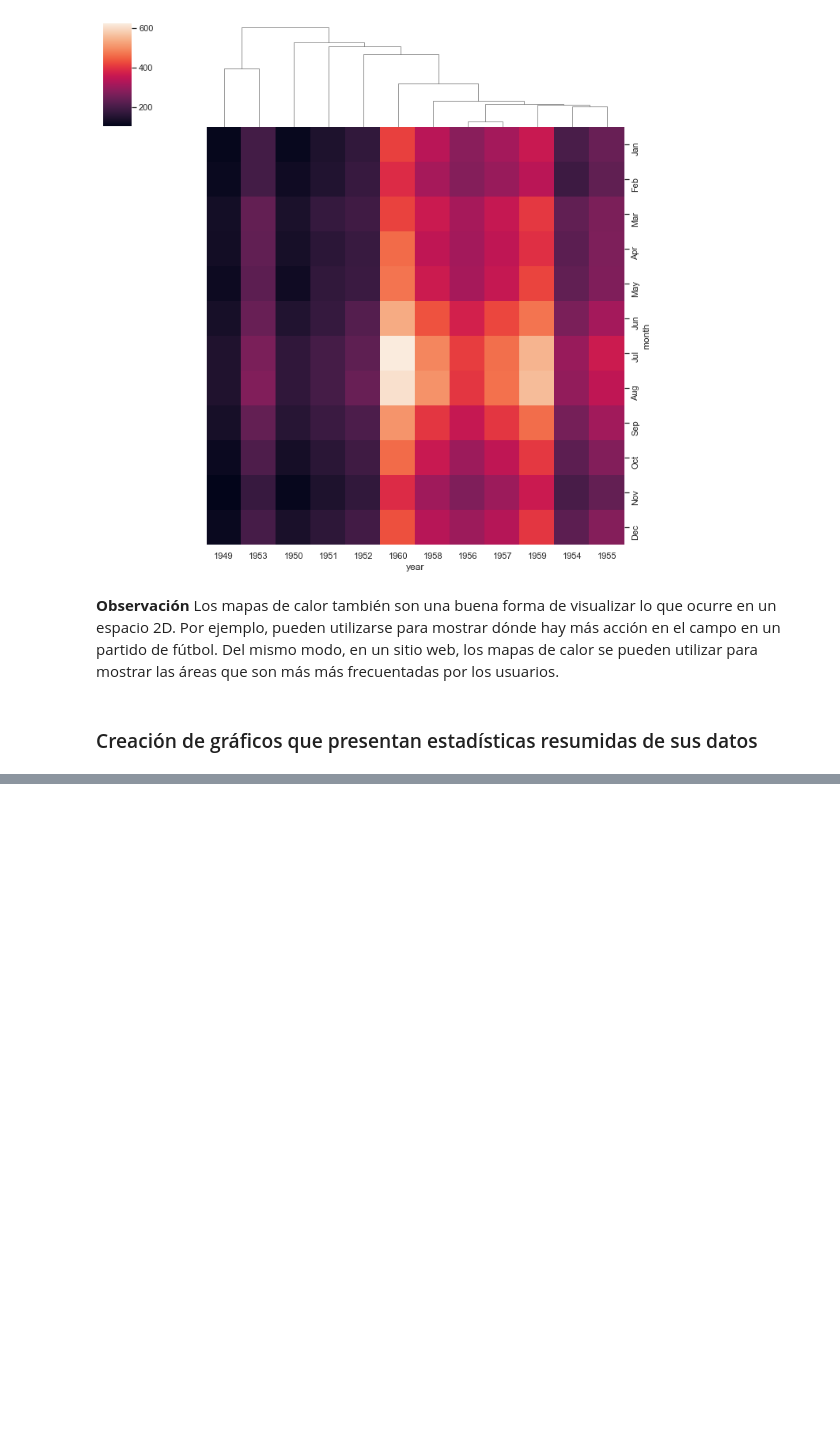
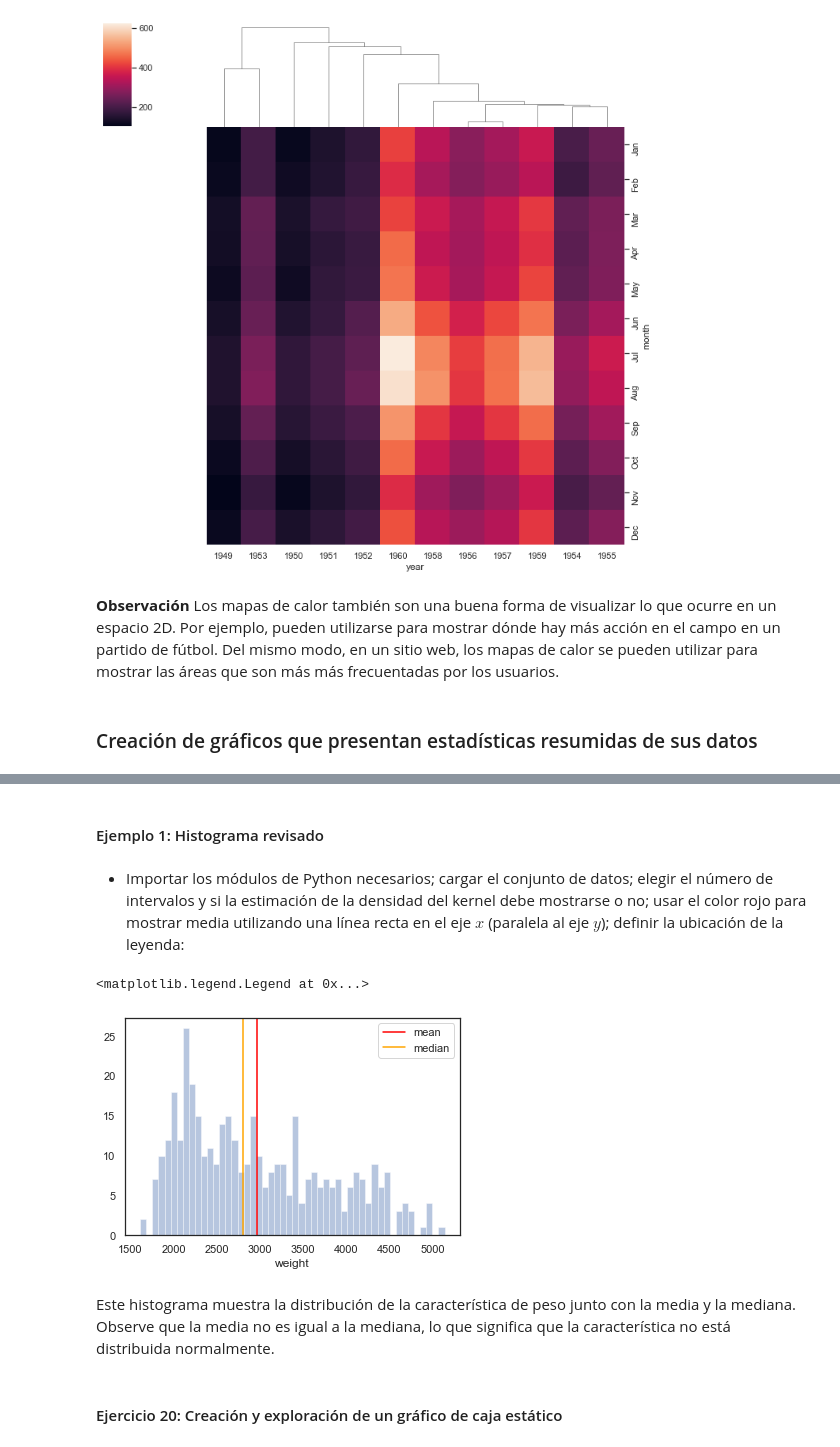
Before and after one commit to lihkir/Uninorte, a Jupyter notebook: AppliedStatisticMS/DataVisualizationRPython/Lectures/Python/Section1.py.ipynb, the cells around one changed output, grey strips where cells are left out. Drawn from its saved outputs; the diff is of its cells as text; code cells hidden in the pictures; blank space fills up the shorter version.

```diff
--- a/AppliedStatisticMS/DataVisualizationRPython/Lectures/Python/Section1.py.ipynb
+++ b/AppliedStatisticMS/DataVisualizationRPython/Lectures/Python/Section1.py.ipynb
@@ -1001,0 +1000,22 @@ ax = sns.clustermap(df_pivoted, row_cluster=False, metric='correlation', method=
+# %% [markdown]
+#### Ejemplo 1: Histograma revisado
+# %% [markdown]
+- Importar los módulos de Python necesarios; cargar el conjunto de datos; elegir el número de intervalos y si la estimación de la densidad del kernel debe mostrarse o no; usar el color rojo para mostrar media utilizando una línea recta en el eje $x$ (paralela al eje $y$); definir la ubicación de la leyenda:
+# %%
+import matplotlib.pyplot as plt
+import seaborn as sns
+import numpy as np
+
+mpg_df = sns.load_dataset("mpg")
+ax = sns.distplot(mpg_df.weight, bins=50, kde=False)
+plt.axvline(x=np.mean(mpg_df.weight), color='red', label='mean')
+plt.axvline(x=np.median(mpg_df.weight), color='orange',
+label='median')
+plt.legend(loc='upper right')
+# %% [output]
+<matplotlib.legend.Legend at 0x...>
+[figure, added]
+# %% [markdown]
+Este histograma muestra la distribución de la característica de peso junto con la media y la mediana. Observe que la media no es igual a la mediana, lo que significa que la característica no está distribuida normalmente.
+# %% [markdown]
+#### Ejercicio 20: Creación y exploración de un gráfico de caja estático
```
Also changed, not shown: parts of 42 cells of this notebook.
